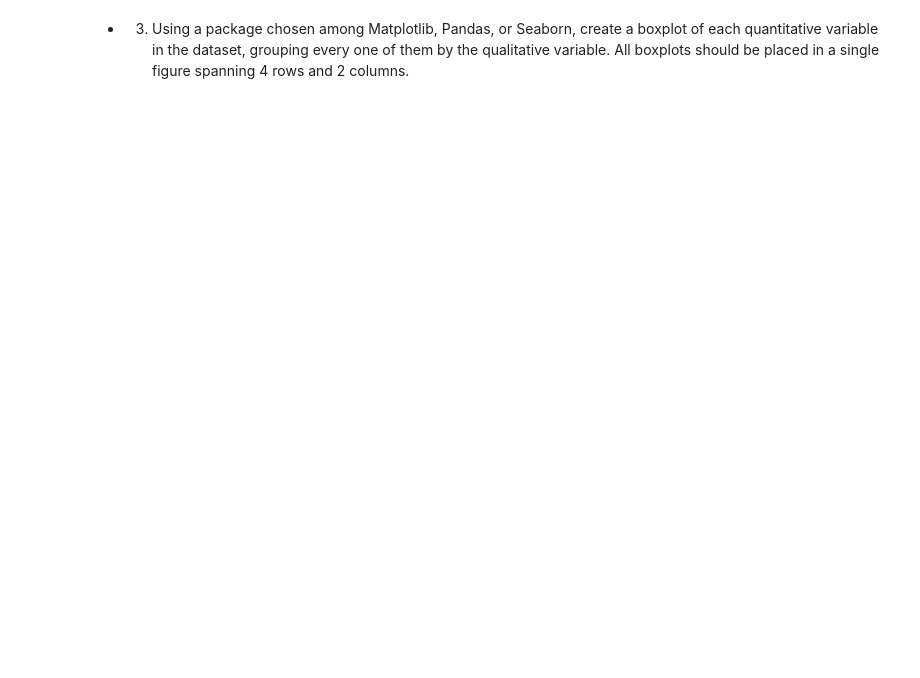
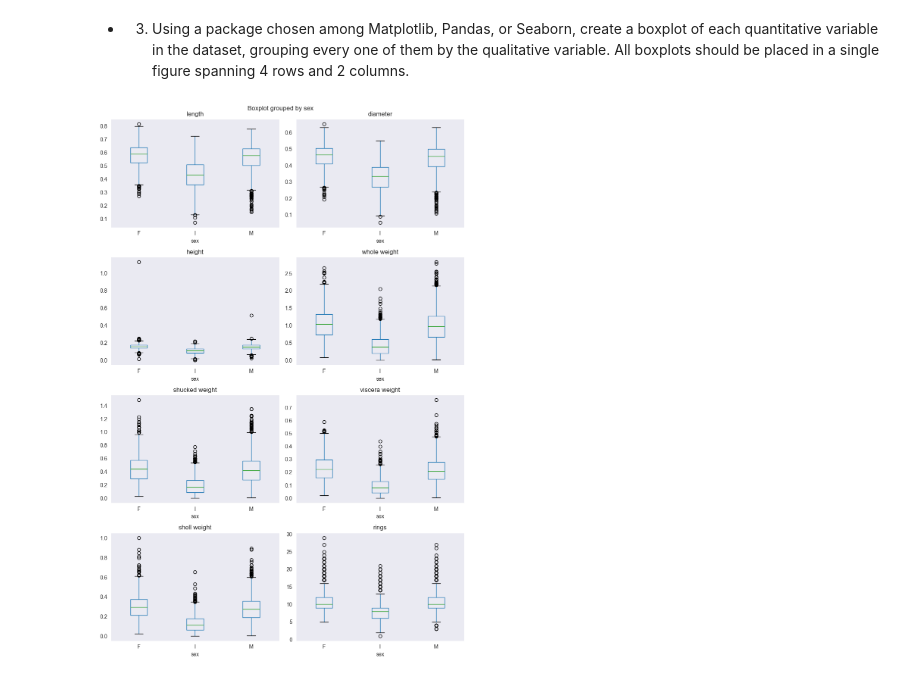
Before and after one commit to wzyndul/programming_in_python, a Jupyter notebook: assignment1/task.ipynb, the cells around one changed output. Cells and saved outputs as stored; diff of their text form; code cells hidden in the pictures; blank space fills up the shorter version.

```diff
--- a/assignment1/task.ipynb
+++ b/assignment1/task.ipynb
@@ -156,0 +149,13 @@ Requirements for the maximum grade of 5.0:
+# %%
+grouped = data.groupby('sex')
+quan_distr_by_cat = pd.DataFrame(columns=["feature", "sex", "mean", "std", "min", "25%", "50%", "75%", "max"])
+y = 0
+for x in range(1, len(headers)):
+    for name, group in grouped:
+        temp_data = group[headers[x]]
+        table_col = [headers[x], name, temp_data.mean(), temp_data.std(), temp_data.min(), temp_data.quantile(0.25),
+                     temp_data.quantile(0.5),
+                     temp_data.quantile(0.75), temp_data.max()]
+        quan_distr_by_cat.loc[y + x - 1] = table_col
+        y += 1
+display(quan_distr_by_cat)
@@ -160,0 +182,16 @@ Requirements for the maximum grade of 5.0:
+# %%
+# TODO ogarnac jak to dziala do konca
+# TODO przejrzec wszystko, moze ponadawac jakies tytylu wykresom, jakie jednostki, czy wszystko ladnei sie skaluje ( tak jak nowak uczyl) itd
+fig, axes = plt.subplots(4, 2, figsize=(10, 15))
+
+for x in range(1, len(headers)):
+    row, col = divmod(x - 1, 2)  # Calculate the row and column for the subplot
+    ax = axes[row, col]  # Get the current subplot
+
+    data.boxplot(column=headers[x], by=headers[0], grid=False, ax=ax)
+    ax.set_title(headers[x])
+
+plt.tight_layout()
+plt.show()
+# %% [output]
+[figure, added]
```
Also changed, not shown: parts of 9 cells of this notebook.
